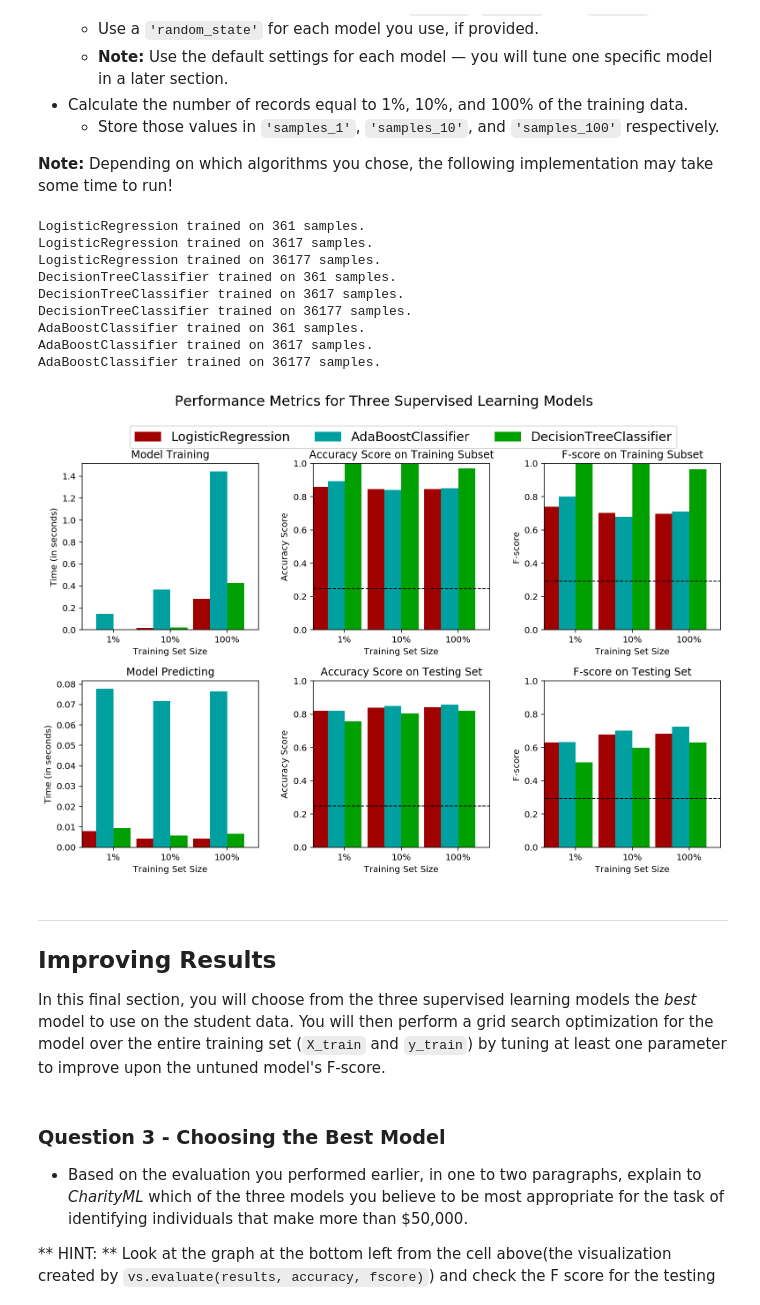
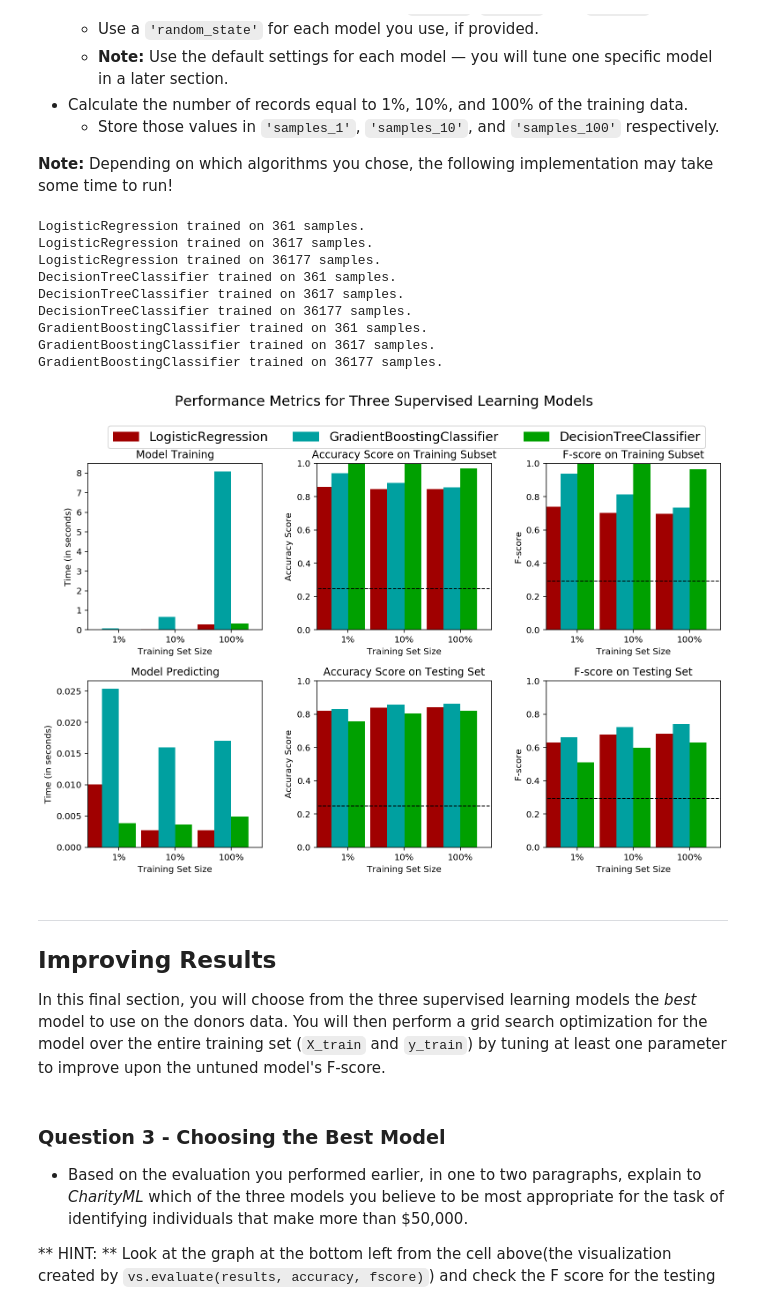
Before and after one commit to MayukhSobo/CharityML, a Jupyter notebook: finding_donors.ipynb, the cells around one changed output. Drawn from its saved outputs; the diff is of its cells as text; code cells hidden in the pictures.

```diff
--- a/finding_donors.ipynb
+++ b/finding_donors.ipynb
@@ -468,46 +460,47 @@ In the code cell, you will need to implement the following:
 from sklearn.linear_model import LogisticRegression  # For Logistic Regression classifier
 from sklearn.tree import DecisionTreeClassifier  # For Decision Tree classifier
 from sklearn.ensemble import RandomForestClassifier  # For Random Forest classifier
-from sklearn.ensemble import AdaBoostClassifier
+from sklearn.ensemble import GradientBoostingClassifier
 # TODO: Initialize the three models
 clf_A = LogisticRegression(random_state=42)
 clf_B = DecisionTreeClassifier(random_state=42)
-clf_C = AdaBoostClassifier(random_state=42)
+clf_C = GradientBoostingClassifier(random_state=42)
 
 # TODO: Calculate the number of samples for 1%, 10%, and 100% of the training data
 # HINT: samples_100 is the entire training set i.e. len(y_train)
 # HINT: samples_10 is 10% of samples_100
 # HINT: samples_1 is 1% of samples_100
 samples_100 = X_train.shape[0]
 samples_10 = int(0.1 * samples_100)
 samples_1 = int(0.01 * samples_100)
 
 # Collect results on the learners
 results = {}
 for clf in [clf_A, clf_B, clf_C]:
     clf_name = clf.__class__.__name__
     results[clf_name] = {}
     for i, samples in enumerate([samples_1, samples_10, samples_100]):
         results[clf_name][i] = train_predict(clf, samples, X_train, y_train, X_test, y_test)
-from pprint import pprint
 
+# from pprint import pprint
+# pprint(results)
 # Run metrics visualization for the three supervised learning models chosen
 vs.evaluate(results, accuracy, fscore)
 # %% [output]
 LogisticRegression trained on 361 samples.
 LogisticRegression trained on 3617 samples.
 LogisticRegression trained on 36177 samples.
 DecisionTreeClassifier trained on 361 samples.
 DecisionTreeClassifier trained on 3617 samples.
 DecisionTreeClassifier trained on 36177 samples.
-AdaBoostClassifier trained on 361 samples.
-AdaBoostClassifier trained on 3617 samples.
-AdaBoostClassifier trained on 36177 samples.
+GradientBoostingClassifier trained on 361 samples.
+GradientBoostingClassifier trained on 3617 samples.
+GradientBoostingClassifier trained on 36177 samples.
-[figure, old version]
+[figure, new version]
 # %% [markdown]
 ----
 ## Improving Results
-In this final section, you will choose from the three supervised learning models the *best* model to use on the student data. You will then perform a grid search optimization for the model over the entire training set (`X_train` and `y_train`) by tuning at least one parameter to improve upon the untuned model's F-score.
+In this final section, you will choose from the three supervised learning models the *best* model to use on the donors data. You will then perform a grid search optimization for the model over the entire training set (`X_train` and `y_train`) by tuning at least one parameter to improve upon the untuned model's F-score.
 # %% [markdown]
 ### Question 3 - Choosing the Best Model
 
```
Also changed, not shown: parts of 5 cells of this notebook.
